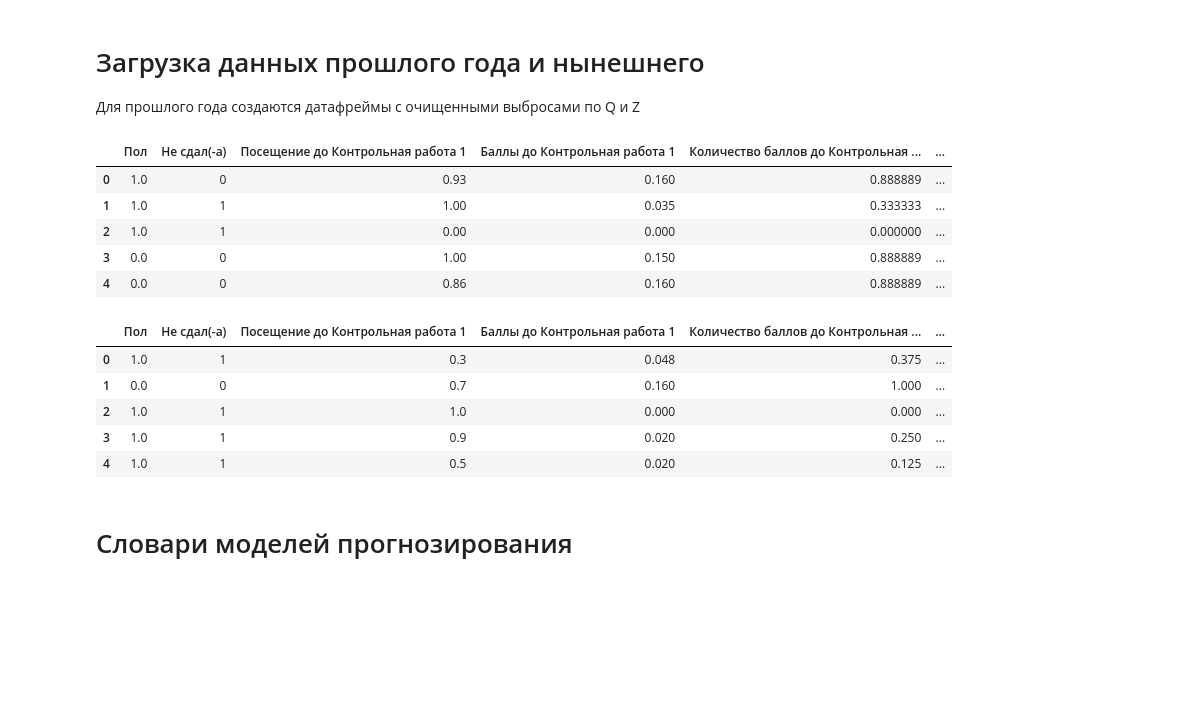
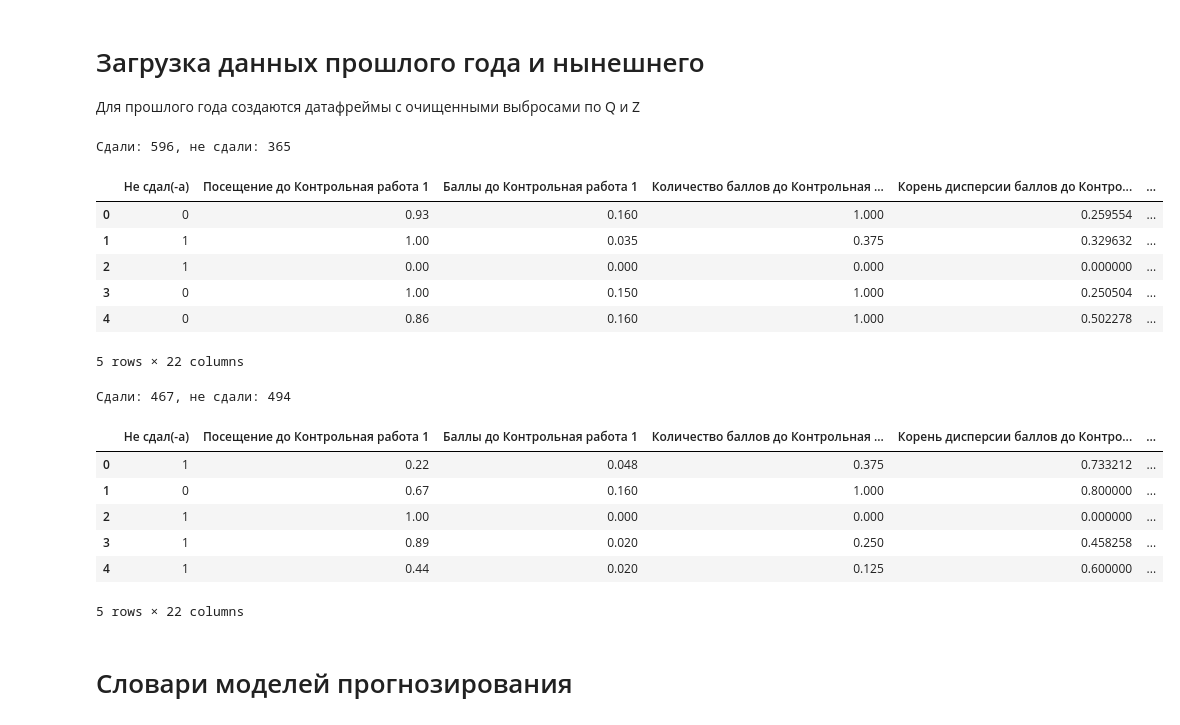
Before and after one commit to KokonTrol/VKR, a Jupyter notebook: Блокноты/AnalysisPrediction.ipynb, the cells around one changed output. Saved outputs shown, nothing was run; the diff lists cells and outputs as text; code cells hidden in the pictures; blank space fills up the shorter version.

```diff
--- a/Блокноты/AnalysisPrediction.ipynb
+++ b/Блокноты/AnalysisPrediction.ipynb
@@ -61,30 +61,36 @@ from itertools import chain
 # Загрузка данных прошлого года и нынешнего
 Для прошлого года создаются датафреймы с очищенными выбросами по Q и Z
 # %%
-data = BaseFuncs.GetDataFrameListFromFileConverted("/content/drive/My Drive/Учёба/8 семестр/диплом/Проект/VKR/Учет контрольных/Преобразованные/ПиОА 1 div20kr.csv")
-data = AnalysisFunc.MakeFloat(data, ["Пол"])
+data = BaseFuncs.GetDataFrameListFromFileConverted("/content/drive/My Drive/Учёба/8 семестр/диплом/Проект/VKR/Учет контрольных/Преобразованные/ПиОА div20kr.csv")
+data = AnalysisFunc.MakeFloat(data, [])
 data_Q = AnalysisFunc.DeleteByQuantile(data, 0.15)
 data_Z = AnalysisFunc.DeleteByZ(data)
+print(f"Сдали: {len(data[data['Не сдал(-а)']==0])}, не сдали: {len(data[data['Не сдал(-а)']==1])}")
 data_dict = {"Original": data} #, "Квартиль": data_Q, "По Z": data_Z}
 data.head(5)
 # %% [output]
+Сдали: 596, не сдали: 365
-|  | Пол | Не сдал(-а) | Посещение до Контрольная работа 1 | Баллы до Контрольная работа 1 | Количество баллов до Контрольная ... | ... |
-| 0 | 1.0 | 0 | 0.93 | 0.160 | 0.888889 | ... |
-| 1 | 1.0 | 1 | 1.00 | 0.035 | 0.333333 | ... |
-| 2 | 1.0 | 1 | 0.00 | 0.000 | 0.000000 | ... |
-| 3 | 0.0 | 0 | 1.00 | 0.150 | 0.888889 | ... |
-| 4 | 0.0 | 0 | 0.86 | 0.160 | 0.888889 | ... |
+|  | Не сдал(-а) | Посещение до Контрольная работа 1 | Баллы до Контрольная работа 1 | Количество баллов до Контрольная ... | Корень дисперсии баллов до Контро... | ... |
+| 0 | 0 | 0.93 | 0.160 | 1.000 | 0.259554 | ... |
+| 1 | 1 | 1.00 | 0.035 | 0.375 | 0.329632 | ... |
+| 2 | 1 | 0.00 | 0.000 | 0.000 | 0.000000 | ... |
+| 3 | 0 | 1.00 | 0.150 | 1.000 | 0.250504 | ... |
+| 4 | 0 | 0.86 | 0.160 | 1.000 | 0.502278 | ... |
+5 rows × 22 columns
 # %%
 dataReal = BaseFuncs.GetDataFrameListFromFileConverted("/content/drive/My Drive/Учёба/8 семестр/диплом/Проект/VKR/Учет контрольных/Преобразованные/ПиОА тест div20kr.csv")
-dataReal = AnalysisFunc.MakeFloat(dataReal, ["Пол"])
+dataReal = AnalysisFunc.MakeFloat(dataReal, [])
+print(f"Сдали: {len(dataReal[dataReal['Не сдал(-а)']==0])}, не сдали: {len(dataReal[dataReal['Не сдал(-а)']==1])}")
 dataReal.head(5)
 # %% [output]
+Сдали: 467, не сдали: 494
-|  | Пол | Не сдал(-а) | Посещение до Контрольная работа 1 | Баллы до Контрольная работа 1 | Количество баллов до Контрольная ... | ... |
-| 0 | 1.0 | 1 | 0.3 | 0.048 | 0.375 | ... |
-| 1 | 0.0 | 0 | 0.7 | 0.160 | 1.000 | ... |
-| 2 | 1.0 | 1 | 1.0 | 0.000 | 0.000 | ... |
-| 3 | 1.0 | 1 | 0.9 | 0.020 | 0.250 | ... |
-| 4 | 1.0 | 1 | 0.5 | 0.020 | 0.125 | ... |
+|  | Не сдал(-а) | Посещение до Контрольная работа 1 | Баллы до Контрольная работа 1 | Количество баллов до Контрольная ... | Корень дисперсии баллов до Контро... | ... |
+| 0 | 1 | 0.22 | 0.048 | 0.375 | 0.733212 | ... |
+| 1 | 0 | 0.67 | 0.160 | 1.000 | 0.800000 | ... |
+| 2 | 1 | 1.00 | 0.000 | 0.000 | 0.000000 | ... |
+| 3 | 1 | 0.89 | 0.020 | 0.250 | 0.458258 | ... |
+| 4 | 1 | 0.44 | 0.020 | 0.125 | 0.600000 | ... |
+5 rows × 22 columns
 # %% [markdown]
 # Словари моделей прогнозирования
 # %%
```
Also changed, not shown: parts of 10 cells of this notebook, 14 other files.
